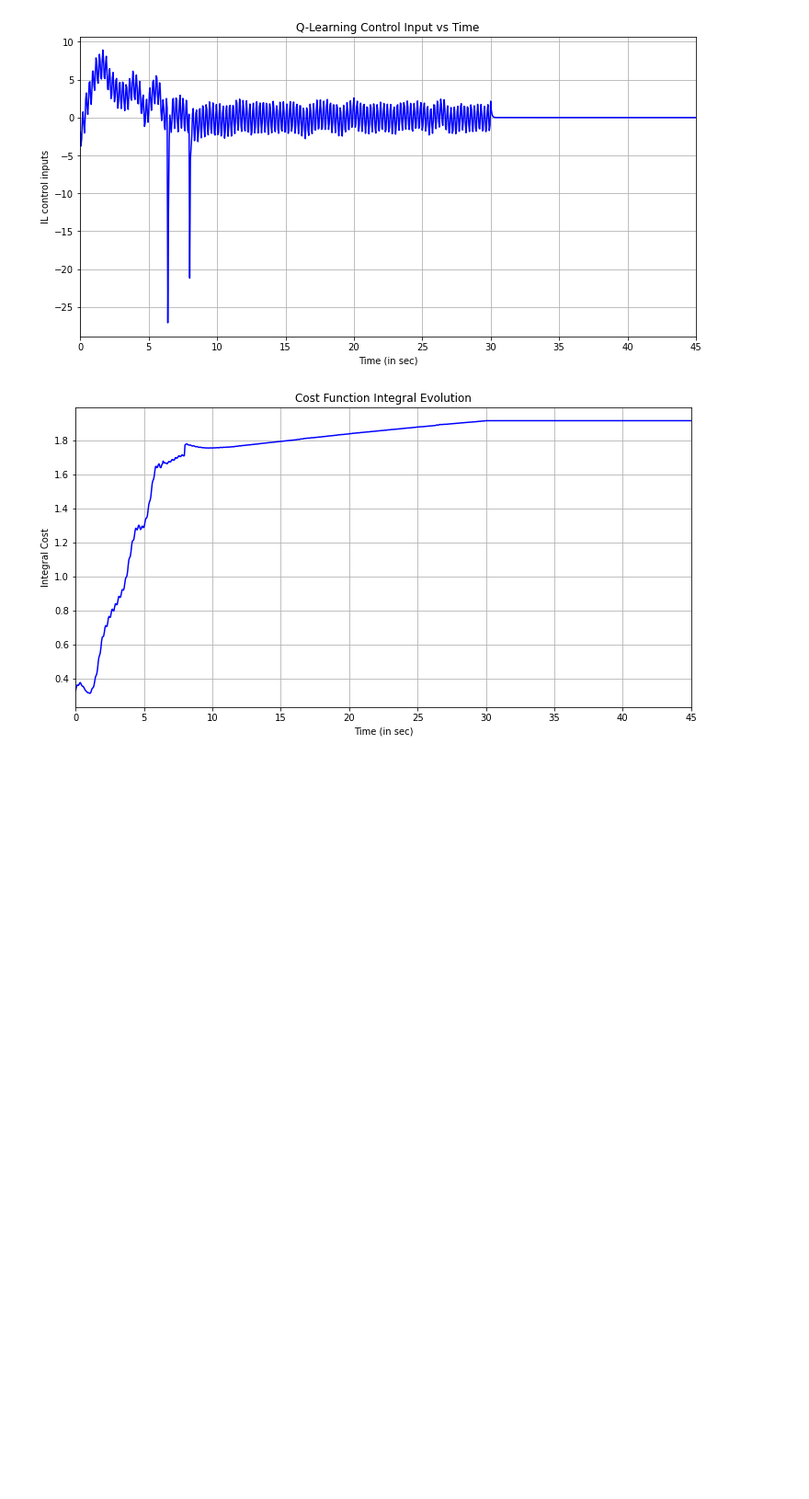
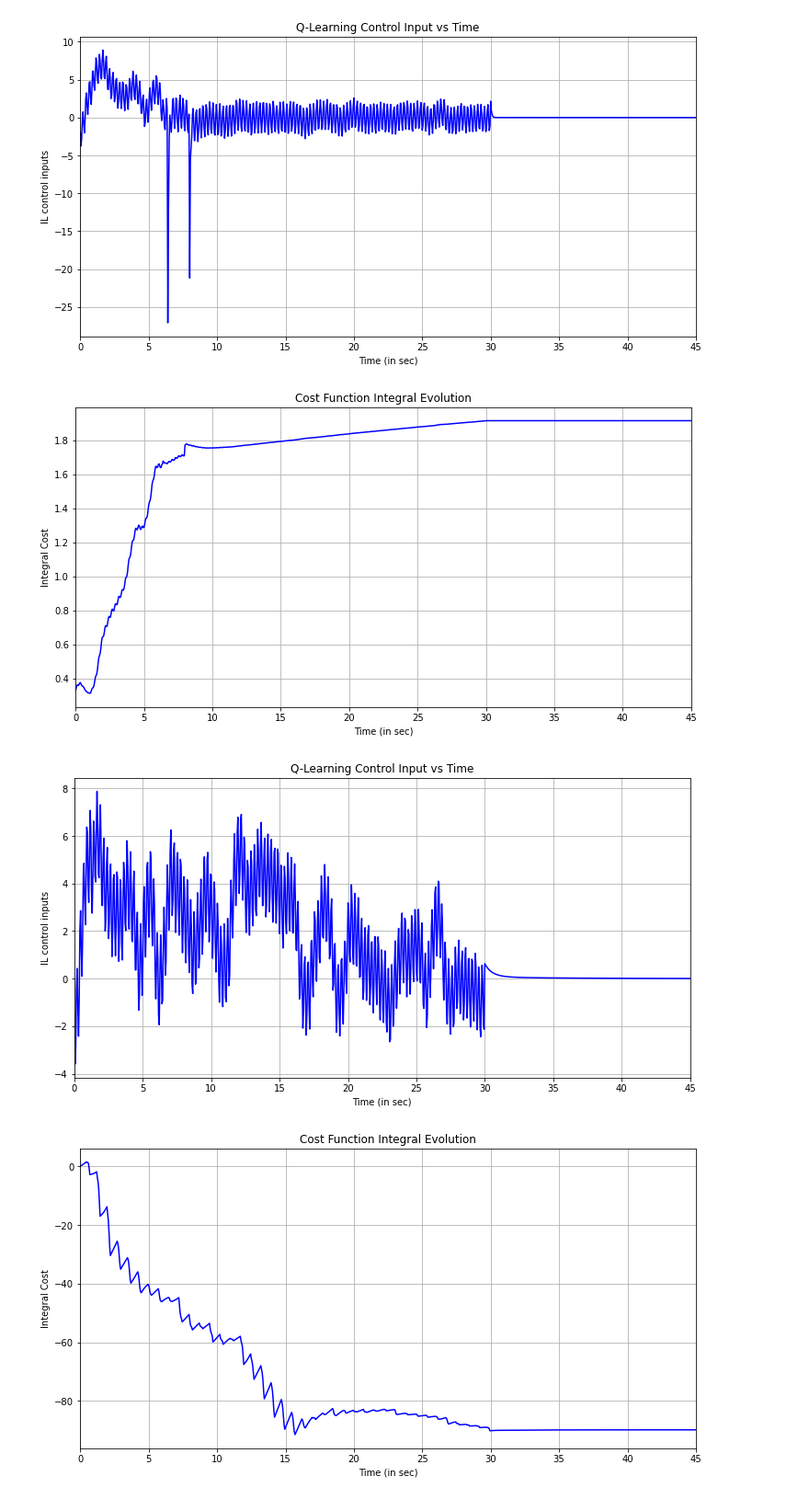
Before and after one commit to pconnelly410/IRL, a Jupyter notebook: IR_with_rxu.ipynb, the cells around one changed output. Shown: that part at 92% size. Drawn from its saved outputs; the diff is of its cells as text; code cells hidden in the pictures; blank space fills up the shorter version.

```diff
--- a/IR_with_rxu.ipynb
+++ b/IR_with_rxu.ipynb
@@ -261,17 +293,17 @@ def euler_actor(x, Wa, Q_uu, Q_ux, h = hh, a_s = a_u):
     Wa_n = Wa + h*actor_sys
     return Wa_n
 
-def euler_IR(Wg, U, U_p, h = hh, ug = 0, a_s=a_g):
+def euler_IR(Wg, U, h = hh, ug = 0, a_s=a_g):
     basis_idx = list(itools.combinations_with_replacement(range(n+m),2))
 
     phil = []
-    phil_p = []
+    # phil_p = []
     for i,j in basis_idx:
         phil.append(U[i]*U[j])
-        phil_p.append(U_p[i]*U_p[j])
+        # phil_p.append(U_p[i]*U_p[j])
 
     phi = np.array(phil).reshape(len(basis_idx))
-    phi_p = np.array(phil_p).reshape(len(basis_idx))
+    # phi_p = np.array(phil_p).reshape(len(basis_idx))
 
 
     sigma = phi
@@ -710,7 +742,8 @@ for t in np.arange(hh,100,hh):
     # p_now = np.matmul(x_n.T, np.matmul(M, x_n)) + np.matmul(u_new.T, np.matmul((R), u_new))
 
     U_n = np.vstack((x_n,u_n))
-    s_now = 0.5*hh*np.matmul(U_n.T, np.matmul(Qg, U_n))
+    # s_now = 0.5*hh*np.matmul(U_n.T, np.matmul(Qg, U_n))
+    s_now = np.matmul(U_n.T, np.matmul(Qg, U_n))
 
     s_n = s_int_series[-1] + 0.5*hh*s_now
 #     p_past = np.matmul(x_series[-1].T, np.matmul(M, x_series[-1])) + np.matmul(u_series[-1].T, np.matmul((R), u_series[-1]))
@@ -888,2 +915,24 @@ for t in np.arange(hh,100,hh):
     s_ix_series.append(s_n)
     sxu_ix_series.append(s_now)
+# %%
+# Controller plot
+fig3, ax3 = plt.subplots(figsize=(12, 6))
+ax3.plot(np.arange(0,100,hh), np.array(u_ix_series).reshape(2000), 'b')
+plt.xlim([0, 45])
+plt.title('Q-Learning Control Input vs Time')
+plt.xlabel('Time (in sec)')
+plt.ylabel('IL control inputs')
+ax3.grid()
+plt.show(fig3)
+
+fig4, ax4 = plt.subplots(figsize=(12, 6))
+ax4.plot(np.arange(0,100,hh), np.array(p_ix_series).reshape(2000), 'b')
+plt.xlim([0, 45])
+plt.title('Cost Function Integral Evolution')
+plt.xlabel('Time (in sec)')
+plt.ylabel('Integral Cost')
+ax4.grid()
+plt.show(fig4)
+# %% [output]
+[figure, added]
+[figure, added]
```
Also changed, not shown: parts of 4 cells of this notebook.
